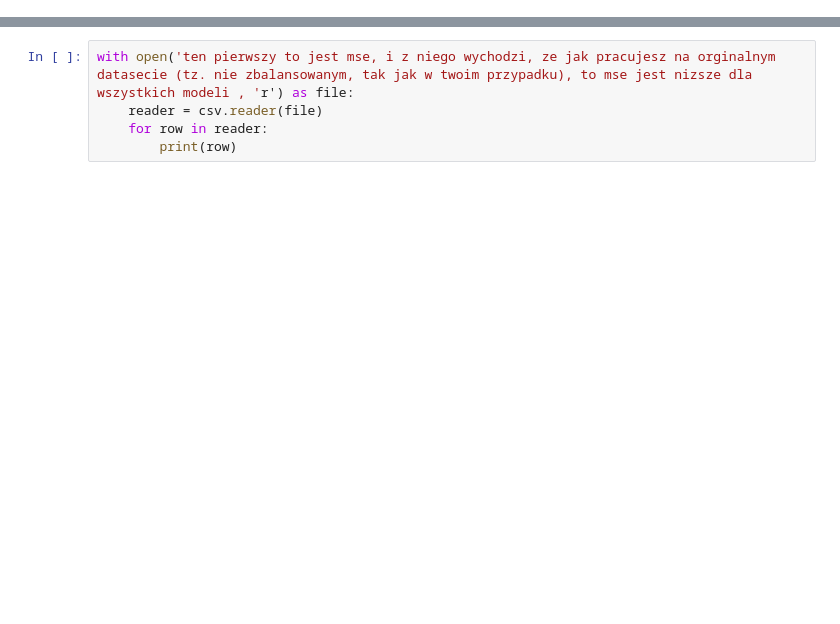
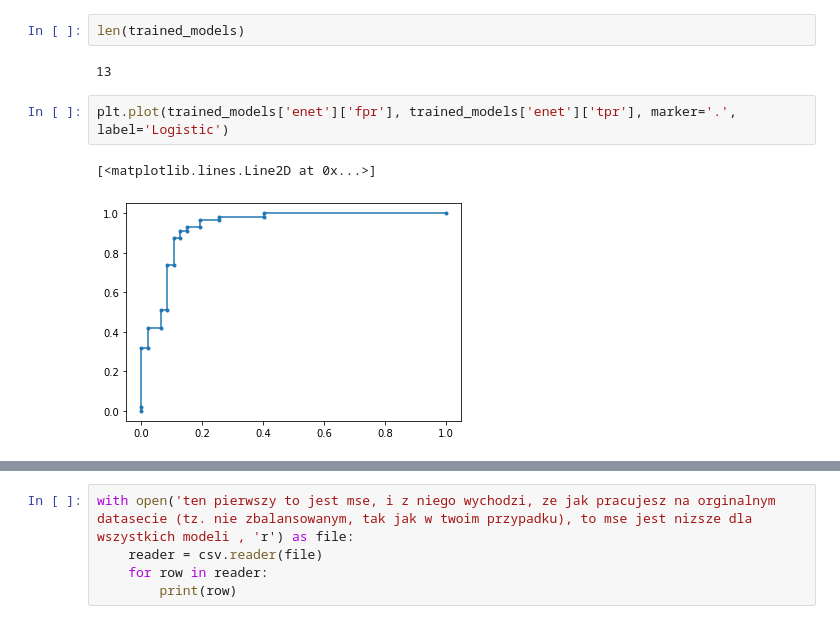
Before and after one commit to FilipKubackiSoton/Feature-Extraction-Medical-ResearchDwave, a Jupyter notebook: dataprocessing.ipynb, the cells around one changed output, grey strips where cells are left out. Cells and saved outputs as stored; diff of their text form; blank space fills up the shorter version.

```diff
--- a/dataprocessing.ipynb
+++ b/dataprocessing.ipynb
@@ -80,0 +273,9 @@ x_train, x_test, y_train, y_test = train_test_split(x_train, y_train, test_size=
+# %%
+len(trained_models)
+# %% [output]
+13
+# %%
+plt.plot(trained_models['enet']['fpr'], trained_models['enet']['tpr'], marker='.', label='Logistic')
+# %% [output]
+[<matplotlib.lines.Line2D at 0x...>]
+[figure, added]
```
Also changed, not shown: parts of 13 cells of this notebook, 36 other files.
